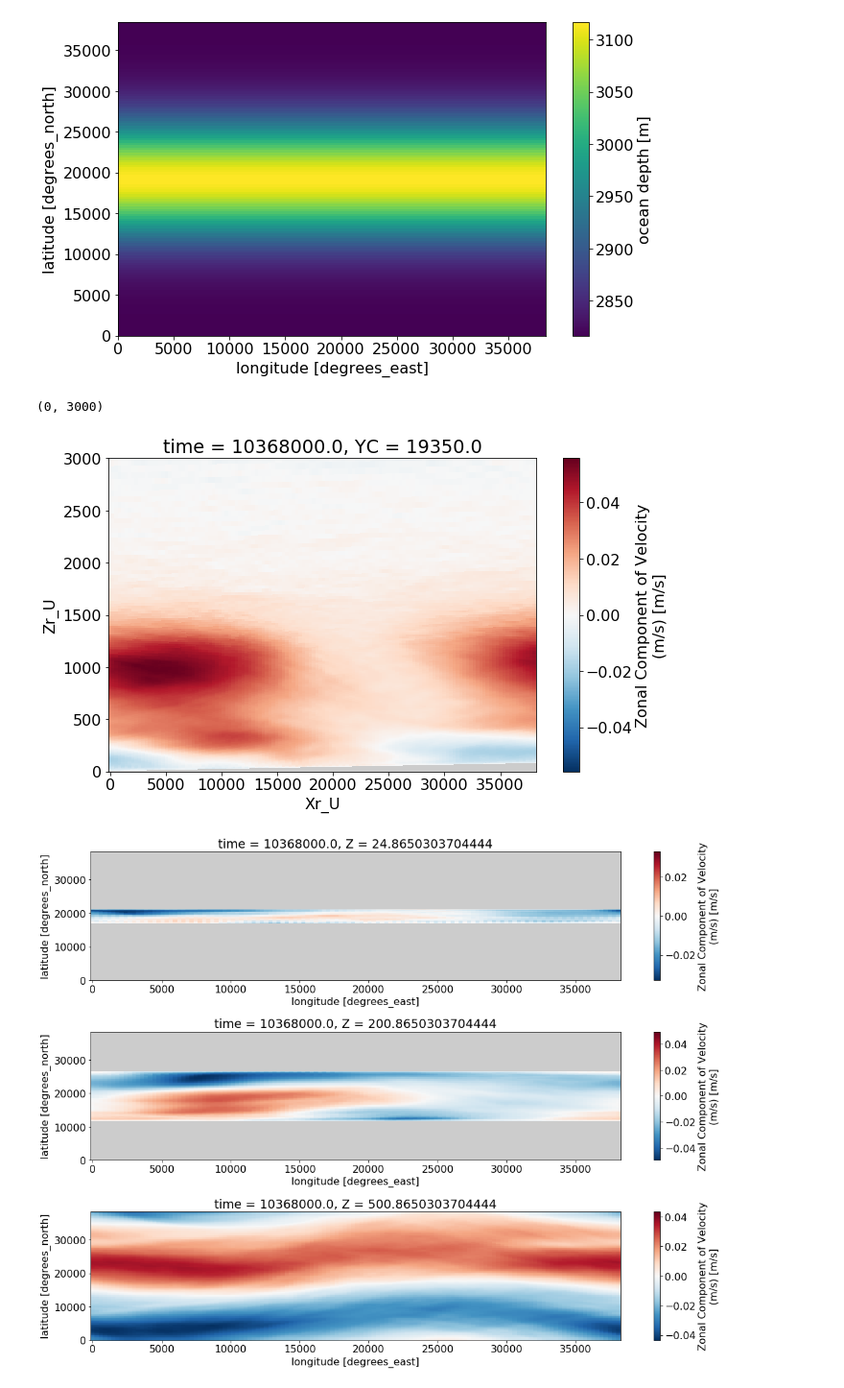
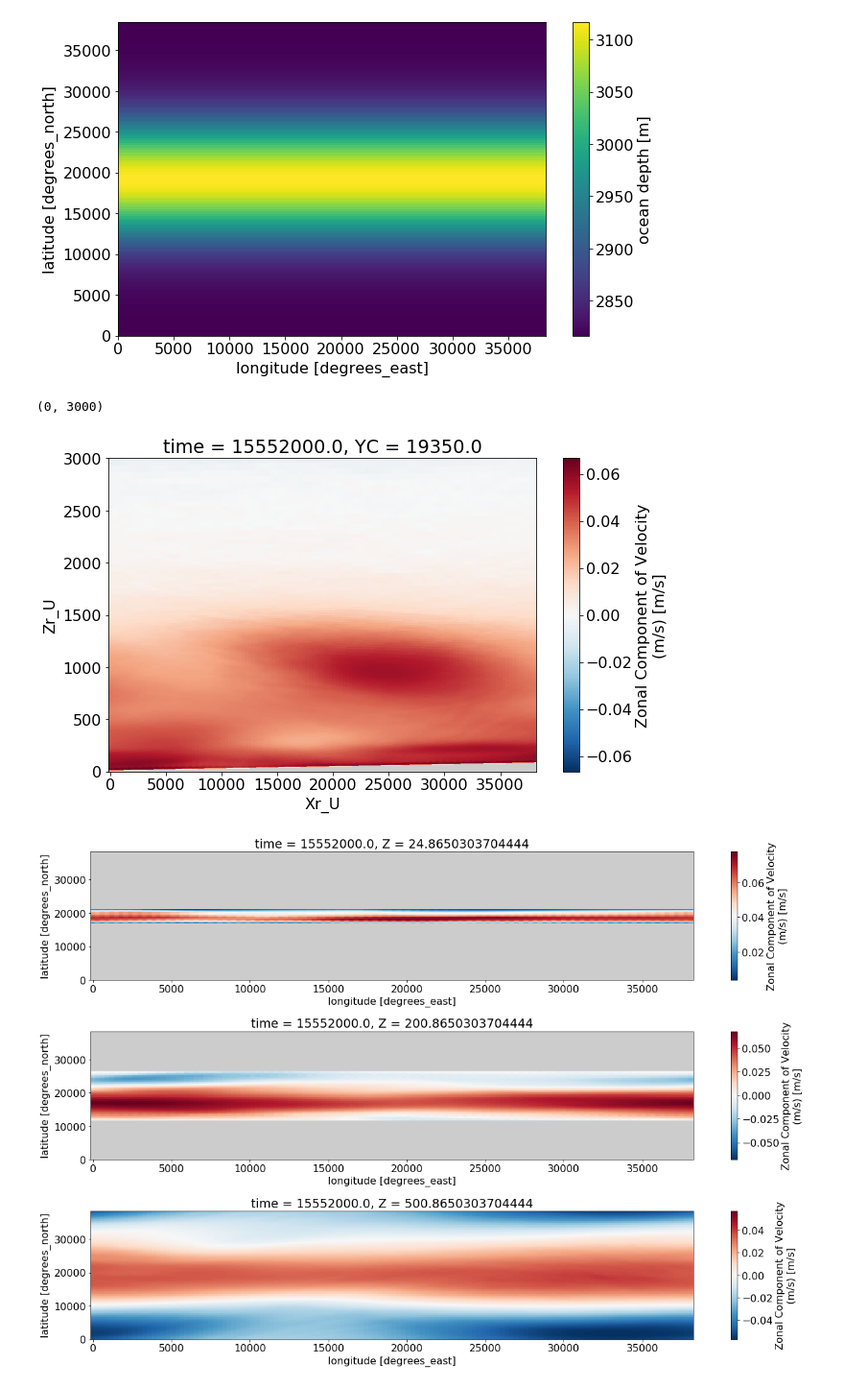
Before and after one commit to hdrake/bblturb, a Jupyter notebook: notebooks/analysis/00_example_notebook_canyon.ipynb, the cells around one changed output. Shown: that part at 96% size. Drawn from its saved outputs; the diff is of its cells as text; code cells hidden in the pictures.

Commit message:
Added some basic figures

```diff
--- a/notebooks/analysis/00_example_notebook_canyon.ipynb
+++ b/notebooks/analysis/00_example_notebook_canyon.ipynb
@@ -27,7 +27,7 @@ f = 0.53e-4
 # %% [markdown]
 ### Load dataset
 # %%
-nIter = 7
+nIter = 10
 step0 = 14400
 nstep = step0*2
 
@@ -91,15 +91,16 @@ ds['UVEL'].isel(time=-1, YC=64).plot(x='Xr_U', y='Zr_U')
 plt.ylim([0, 3000])
 # %% [output]
 (0, 3000)
-[figure, old version]
+[figure, new version]
 # %%
 Z_slices = [25., 200., 500.]
 
-fig, axes = plt.subplots(3, 1, figsize=(16,12))
+fig, axes = plt.subplots(3, 1, figsize=(18,12))
 
 for i, ax in enumerate(axes):
-    ds['UVEL'].sel(Z=Z_slices[i], method='nearest').isel(time=-1).plot(ax=ax)
+    ds['UVEL'].sel(Z=Z_slices[i], method='nearest').isel(time=-1).plot(ax=ax, cmap=div_cmap)
 
 plt.tight_layout()
+plt.savefig("../../figures/canyon_u.png", bbox_inches='tight', dpi=100.)
 # %% [output]
-[figure, old version]
+[figure, new version]
```
Also changed, not shown: parts of 2 cells of this notebook, 14 other files.
